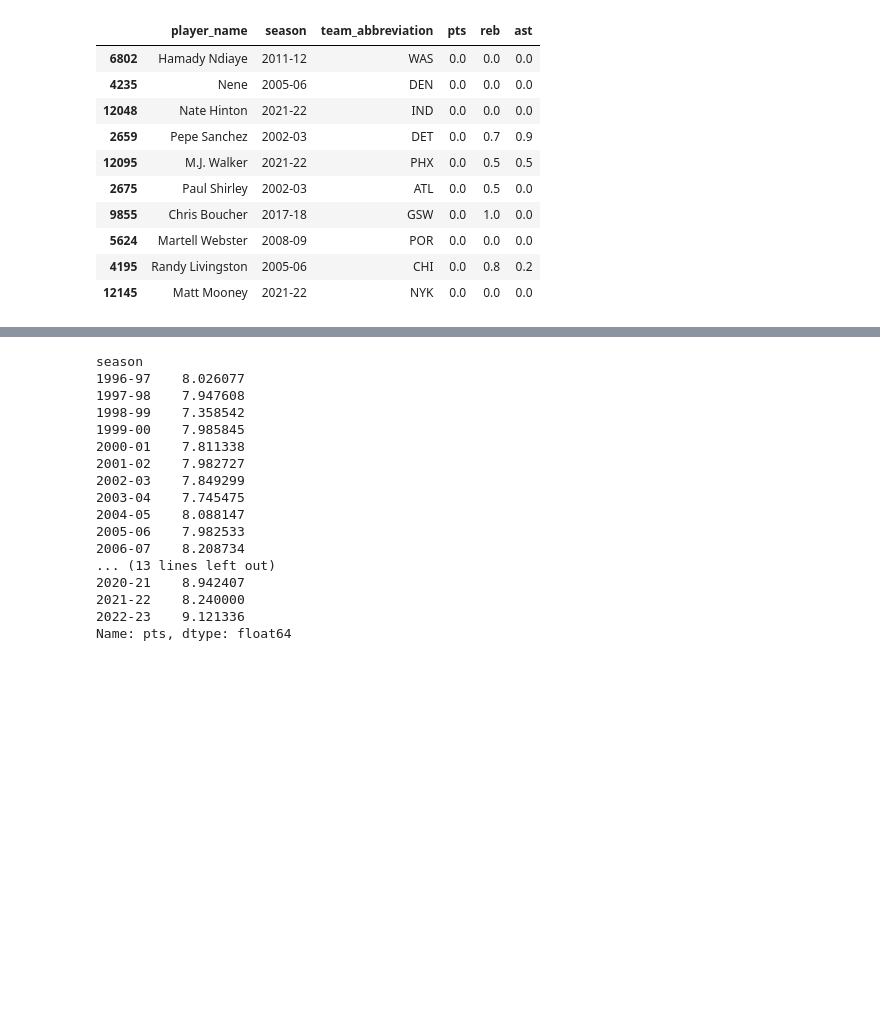
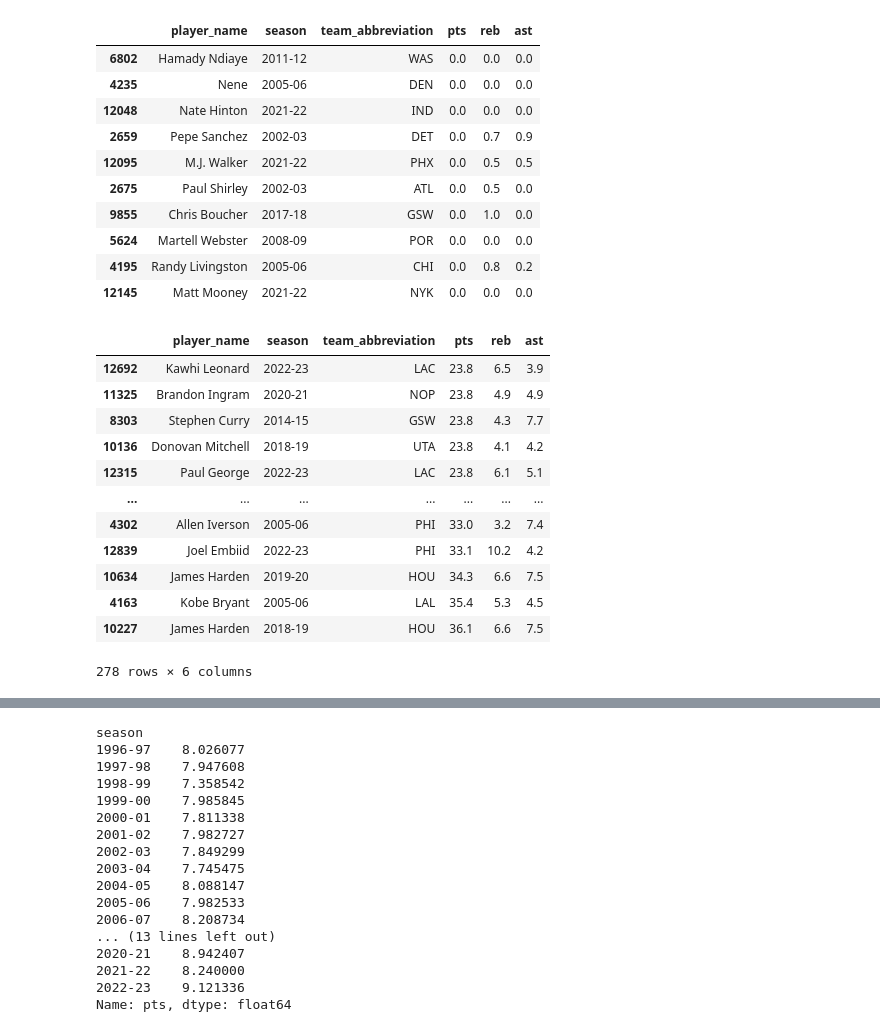
Before and after one commit to shaunylax-a11y/Project, a Jupyter notebook: analysis/Analysis.ipynb, the cells around one changed output, grey strips where cells are left out. Drawn from its saved outputs; the diff is of its cells as text; code cells hidden in the pictures; blank space fills up the shorter version.

```diff
--- a/analysis/Analysis.ipynb
+++ b/analysis/Analysis.ipynb
@@ -175,3 +175,19 @@ df.sort_values("pts", ascending=True)[["player_name","season","team_abbreviation
 | 5624 | Martell Webster | 2008-09 | POR | 0.0 | 0.0 | 0.0 |
 | 4195 | Randy Livingston | 2005-06 | CHI | 0.0 | 0.8 | 0.2 |
 | 12145 | Matt Mooney | 2021-22 | NYK | 0.0 | 0.0 | 0.0 |
+# %%
+df[df["pts"] > 23.7][["player_name", "season", "team_abbreviation", "pts", "reb", "ast"]].sort_values("pts", ascending=True)
+# %% [output]
+|  | player_name | season | team_abbreviation | pts | reb | ast |
+| 12692 | Kawhi Leonard | 2022-23 | LAC | 23.8 | 6.5 | 3.9 |
+| 11325 | Brandon Ingram | 2020-21 | NOP | 23.8 | 4.9 | 4.9 |
+| 8303 | Stephen Curry | 2014-15 | GSW | 23.8 | 4.3 | 7.7 |
+| 10136 | Donovan Mitchell | 2018-19 | UTA | 23.8 | 4.1 | 4.2 |
+| 12315 | Paul George | 2022-23 | LAC | 23.8 | 6.1 | 5.1 |
+| ... | ... | ... | ... | ... | ... | ... |
+| 4302 | Allen Iverson | 2005-06 | PHI | 33.0 | 3.2 | 7.4 |
+| 12839 | Joel Embiid | 2022-23 | PHI | 33.1 | 10.2 | 4.2 |
+| 10634 | James Harden | 2019-20 | HOU | 34.3 | 6.6 | 7.5 |
+| 4163 | Kobe Bryant | 2005-06 | LAL | 35.4 | 5.3 | 4.5 |
+| 10227 | James Harden | 2018-19 | HOU | 36.1 | 6.6 | 7.5 |
+278 rows × 6 columns
```
Also changed, not shown: parts of 6 cells of this notebook, 10 other files.
